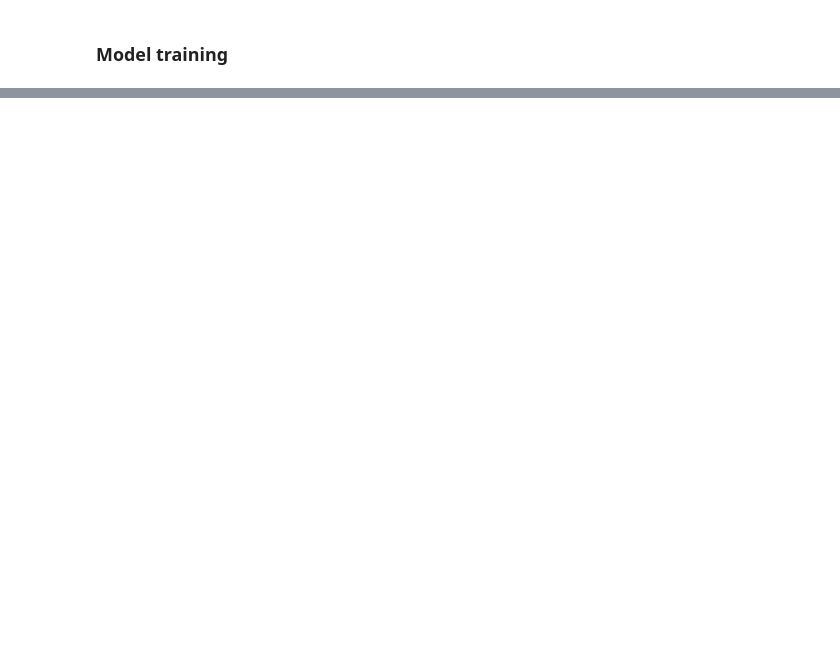
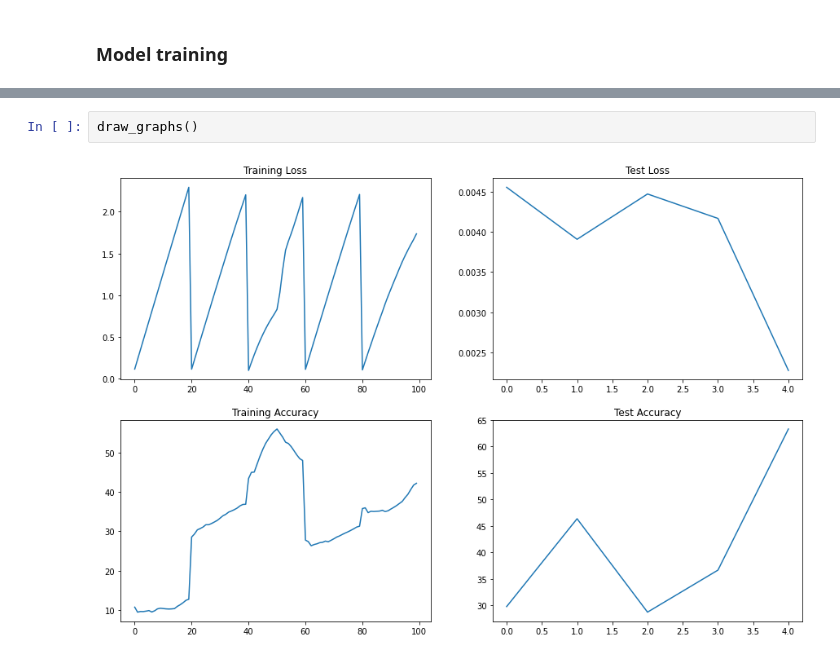
Before and after one commit to anuda/ERA1, a Jupyter notebook: Session5/Session5.ipynb, the cells around one changed output, grey strips where cells are left out. Cells and saved outputs as stored; diff of their text form; blank space fills up the shorter version.

```diff
--- a/Session5/Session5.ipynb
+++ b/Session5/Session5.ipynb
@@ -71,0 +109,4 @@ Adjusting learning rate of group 0 to 1.0010e+01.
+# %%
+draw_graphs()
+# %% [output]
+[figure, added]
```
Also changed, not shown: parts of 6 cells of this notebook, 2 other files.
